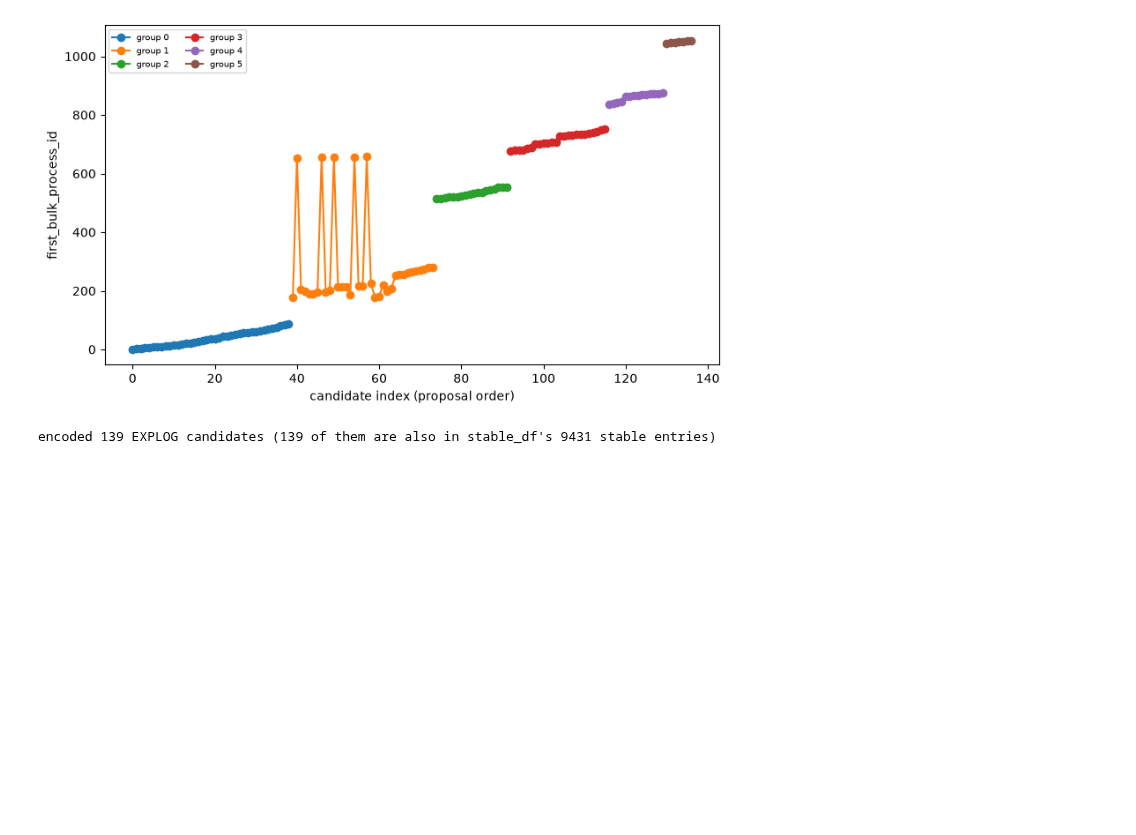
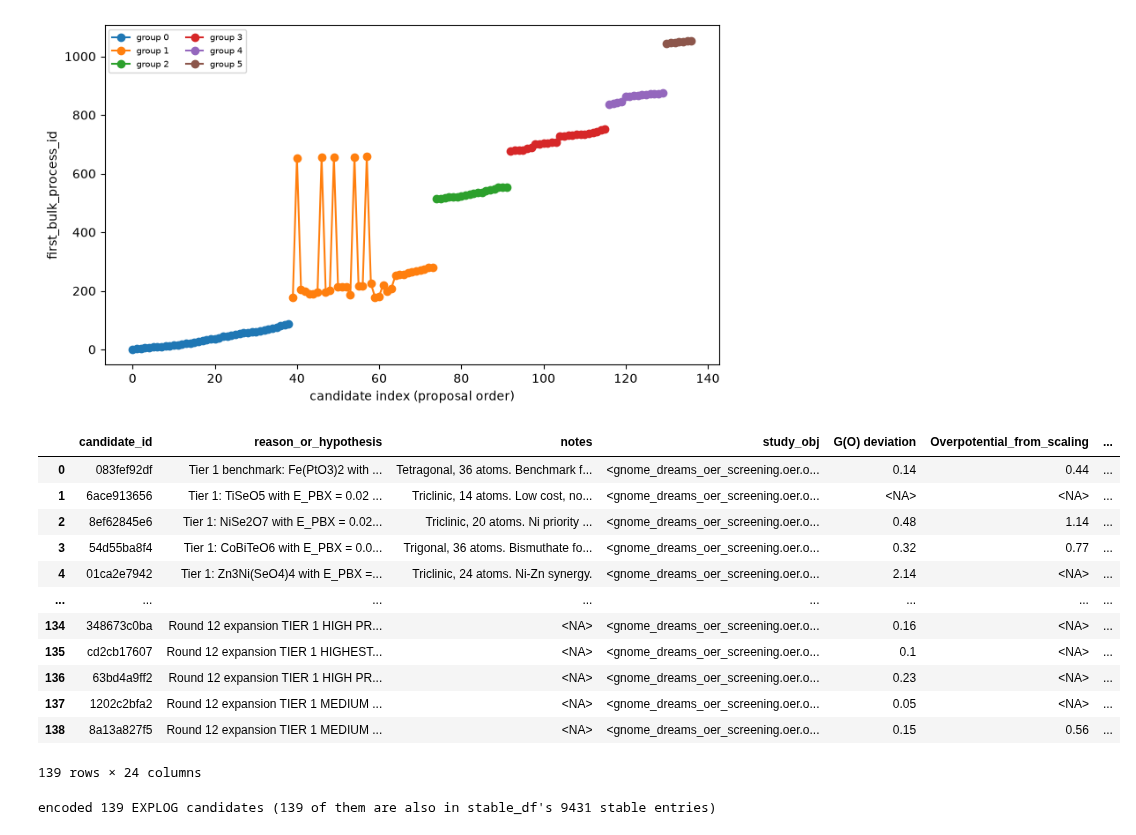
Before and after one commit to BattModels/material_agent, a Jupyter notebook: src/workflow_audit/aq_gnome_fingerprints.ipynb, the cells around one changed output. Drawn from its saved outputs; the diff is of its cells as text; code cells hidden in the pictures; blank space fills up the shorter version.

```diff
--- a/src/workflow_audit/aq_gnome_fingerprints.ipynb
+++ b/src/workflow_audit/aq_gnome_fingerprints.ipynb
@@ -224,3 +231,19 @@ plt.show()
+# %%
+candidates
+# %% [output]
+|  | candidate_id | reason_or_hypothesis | notes | study_obj | G(O) deviation | Overpotential_from_scaling | ... |
+| 0 | 083fef92df | Tier 1 benchmark: Fe(PtO3)2 with ... | Tetragonal, 36 atoms. Benchmark f... | <gnome_dreams_oer_screening.oer.o... | 0.14 | 0.44 | ... |
+| 1 | 6ace913656 | Tier 1: TiSeO5 with E_PBX = 0.02 ... | Triclinic, 14 atoms. Low cost, no... | <gnome_dreams_oer_screening.oer.o... | <NA> | <NA> | ... |
+| 2 | 8ef62845e6 | Tier 1: NiSe2O7 with E_PBX = 0.02... | Triclinic, 20 atoms. Ni priority ... | <gnome_dreams_oer_screening.oer.o... | 0.48 | 1.14 | ... |
+| 3 | 54d55ba8f4 | Tier 1: CoBiTeO6 with E_PBX = 0.0... | Trigonal, 36 atoms. Bismuthate fo... | <gnome_dreams_oer_screening.oer.o... | 0.32 | 0.77 | ... |
+| 4 | 01ca2e7942 | Tier 1: Zn3Ni(SeO4)4 with E_PBX =... | Triclinic, 24 atoms. Ni-Zn synergy. | <gnome_dreams_oer_screening.oer.o... | 2.14 | <NA> | ... |
+| ... | ... | ... | ... | ... | ... | ... | ... |
+| 134 | 348673c0ba | Round 12 expansion TIER 1 HIGH PR... | <NA> | <gnome_dreams_oer_screening.oer.o... | 0.16 | <NA> | ... |
+| 135 | cd2cb17607 | Round 12 expansion TIER 1 HIGHEST... | <NA> | <gnome_dreams_oer_screening.oer.o... | 0.1 | <NA> | ... |
+| 136 | 63bd4a9ff2 | Round 12 expansion TIER 1 HIGH PR... | <NA> | <gnome_dreams_oer_screening.oer.o... | 0.23 | <NA> | ... |
+| 137 | 1202c2bfa2 | Round 12 expansion TIER 1 MEDIUM ... | <NA> | <gnome_dreams_oer_screening.oer.o... | 0.05 | <NA> | ... |
+| 138 | 8a13a827f5 | Round 12 expansion TIER 1 MEDIUM ... | <NA> | <gnome_dreams_oer_screening.oer.o... | 0.15 | 0.56 | ... |
+139 rows × 24 columns
 # %%
 # Magpie-encode every EXPLOG candidate's Reduced Formula with the same (already-
 # fit) featurizer used for stable_df -- shared by the grid-sweep panels below
```
Also changed, not shown: parts of 5 cells of this notebook.
